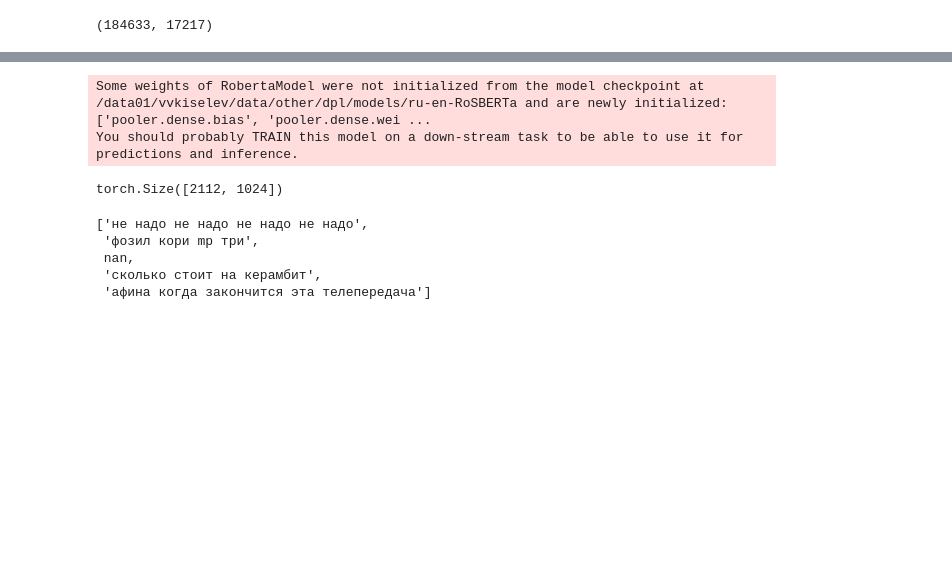
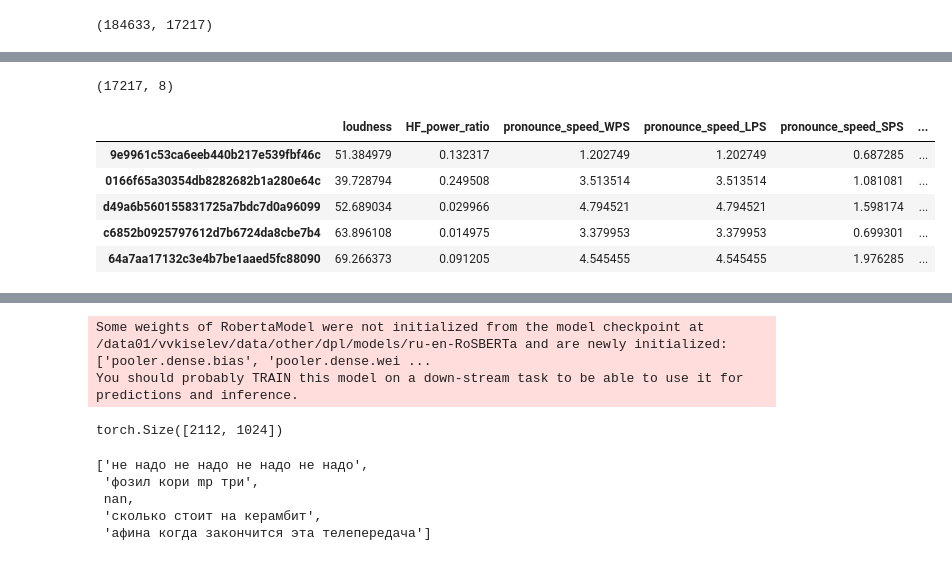
Before and after one commit to Kislv/MastersDegreeProject, a Jupyter notebook: high_level_feature_extractor/test.ipynb, the cells around one changed output, grey strips where cells are left out. Drawn from its saved outputs; the diff is of its cells as text; code cells hidden in the pictures; blank space fills up the shorter version.

```diff
--- a/high_level_feature_extractor/test.ipynb
+++ b/high_level_feature_extractor/test.ipynb
@@ -213,0 +256,15 @@ dtype: object
+# %%
+HLF_with_speaker_emotions_test:pd.DataFrame = HLF_withspeaker_emottions_table(
+    raw_crowd=raw_crowd_test,
+    HLF_file_path=PROCESSED_DUSHA_CROWD_TEST_HLF_LAST_VERSION_FILE_PATH
+)
+print(HLF_with_speaker_emotions_test.shape)
+HLF_with_speaker_emotions_test.head()
+# %% [output]
+(17217, 8)
+|  | loudness | HF_power_ratio | pronounce_speed_WPS | pronounce_speed_LPS | pronounce_speed_SPS | ... |
+| 9e9961c53ca6eeb440b217e539fbf46c | 51.384979 | 0.132317 | 1.202749 | 1.202749 | 0.687285 | ... |
+| 0166f65a30354db8282682b1a280e64c | 39.728794 | 0.249508 | 3.513514 | 3.513514 | 1.081081 | ... |
+| d49a6b560155831725a7bdc7d0a96099 | 52.689034 | 0.029966 | 4.794521 | 4.794521 | 1.598174 | ... |
+| c6852b0925797612d7b6724da8cbe7b4 | 63.896108 | 0.014975 | 3.379953 | 3.379953 | 0.699301 | ... |
+| 64a7aa17132c3e4b7be1aaed5fc88090 | 69.266373 | 0.091205 | 4.545455 | 4.545455 | 1.976285 | ... |
```
Also changed, not shown: parts of 22 cells of this notebook, 14 other files.
